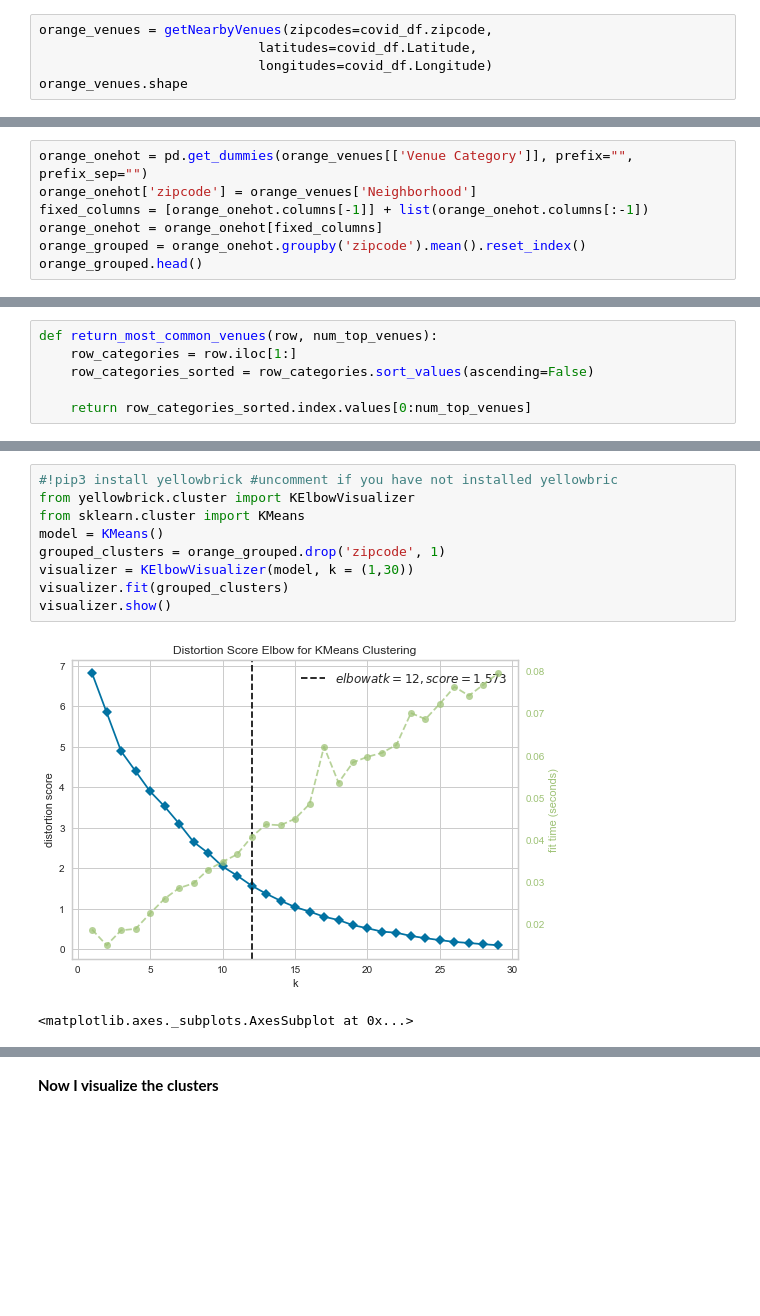
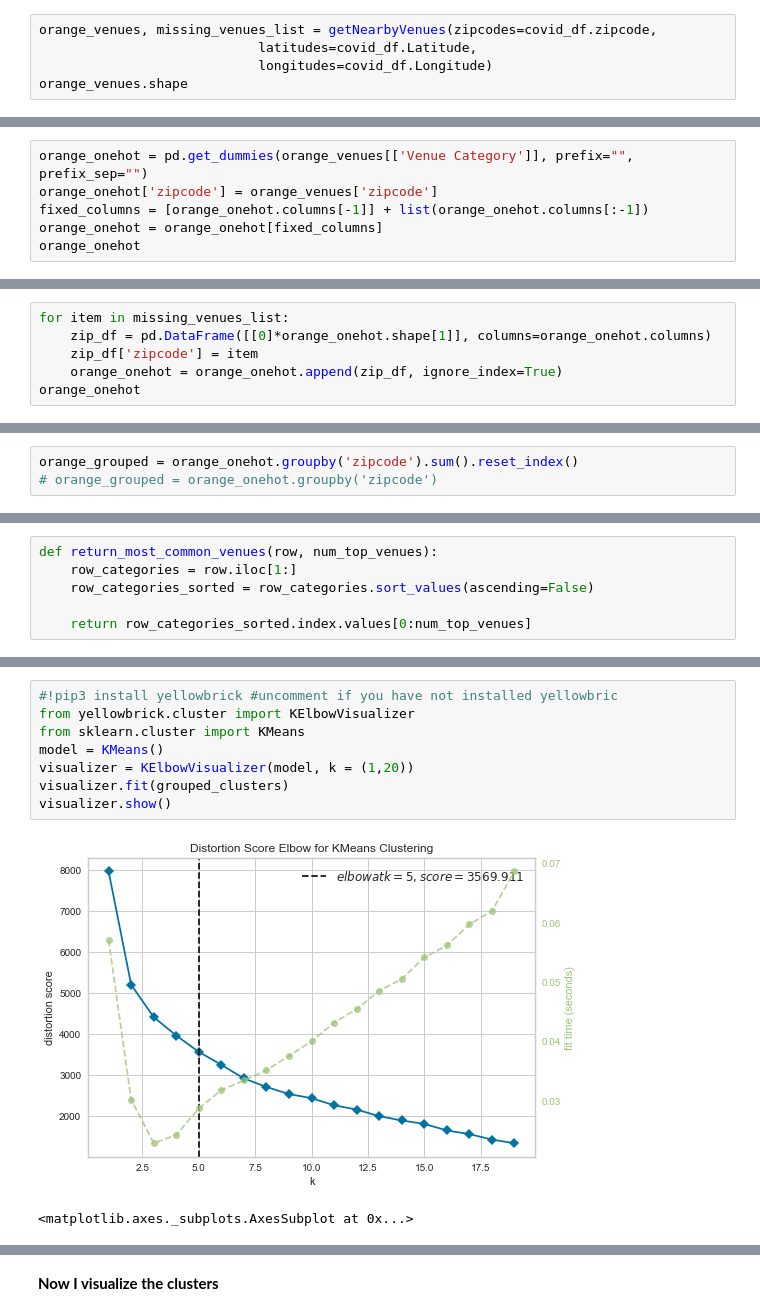
Before and after one commit to rghoward/Coursera_Capstone, a Jupyter notebook: Capstone/Capstone Project.ipynb, the cells around one changed output, grey strips where cells are left out. Saved outputs shown, nothing was run; the diff lists cells and outputs as text; blank space fills up the shorter version.

```diff
--- a/Capstone/Capstone Project.ipynb
+++ b/Capstone/Capstone Project.ipynb
@@ -218,5 +229,5 @@ def getNearbyVenues(zipcodes, latitudes, longitudes,radius=1000):
 # %%
-orange_venues = getNearbyVenues(zipcodes=covid_df.zipcode,
+orange_venues, missing_venues_list = getNearbyVenues(zipcodes=covid_df.zipcode,
                             latitudes=covid_df.Latitude,
                             longitudes=covid_df.Longitude)
 orange_venues.shape
@@ -235,9 +263,8 @@ orange_venues.head()
 **Now we do one hot encoding so that we can run kmeans clustering**
 # %%
 orange_onehot = pd.get_dummies(orange_venues[['Venue Category']], prefix="", prefix_sep="")
-orange_onehot['zipcode'] = orange_venues['Neighborhood']
+orange_onehot['zipcode'] = orange_venues['zipcode']
 fixed_columns = [orange_onehot.columns[-1]] + list(orange_onehot.columns[:-1])
 orange_onehot = orange_onehot[fixed_columns]
-orange_grouped = orange_onehot.groupby('zipcode').mean().reset_index()
-orange_grouped.head()
+orange_onehot
 # %% [output]
@@ -250,0 +284,6 @@ orange_grouped.head()
+# %%
+for item in missing_venues_list:
+    zip_df = pd.DataFrame([[0]*orange_onehot.shape[1]], columns=orange_onehot.columns)
+    zip_df['zipcode'] = item
+    orange_onehot = orange_onehot.append(zip_df, ignore_index=True)
+orange_onehot
@@ -251 +326,4 @@ orange_grouped.head()
+# %%
+orange_grouped = orange_onehot.groupby('zipcode').sum().reset_index()
+# orange_grouped = orange_onehot.groupby('zipcode')
 # %%
@@ -301,13 +400,12 @@ neighborhoods_venues_sorted.head(15)
 # %%
 #!pip3 install yellowbrick #uncomment if you have not installed yellowbric
 from yellowbrick.cluster import KElbowVisualizer
 from sklearn.cluster import KMeans
 model = KMeans()
-grouped_clusters = orange_grouped.drop('zipcode', 1)
-visualizer = KElbowVisualizer(model, k = (1,30))
+visualizer = KElbowVisualizer(model, k = (1,20))
 visualizer.fit(grouped_clusters)
 visualizer.show()
 # %% [output]
-[figure, old version]
+[figure, new version]
 <matplotlib.axes._subplots.AxesSubplot at 0x...>
 # %% [markdown]
```
Also changed, not shown: parts of 43 cells of this notebook.
